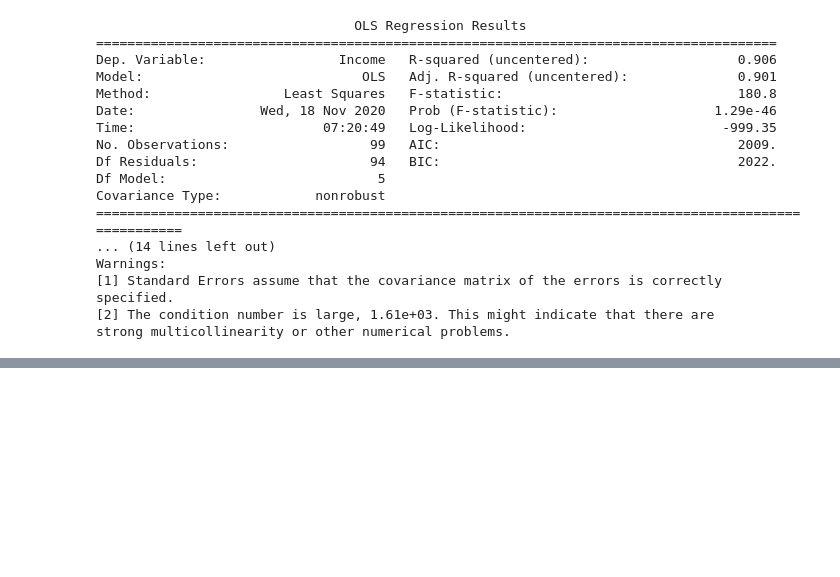
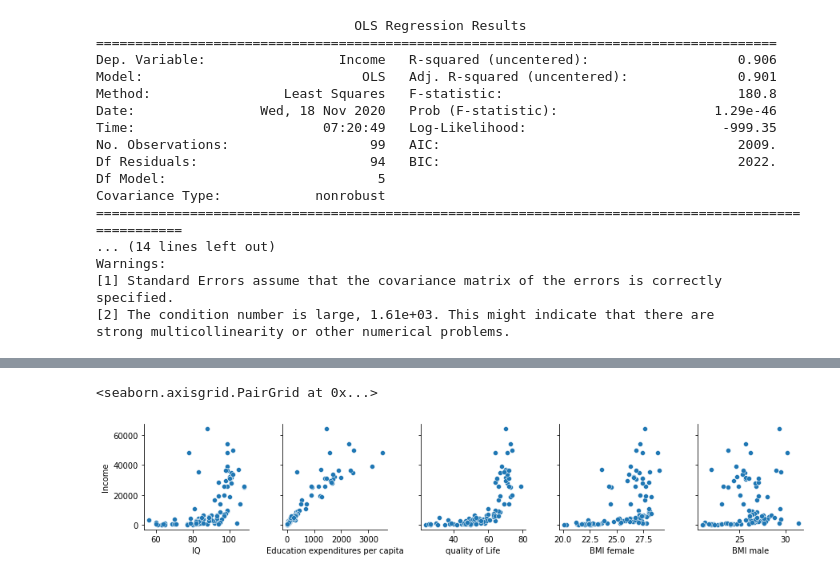
Before and after one commit to reevutrprog/TRPROG, a Jupyter notebook: Lab08.ipynb, the cells around one changed output, grey strips where cells are left out. Cells and saved outputs as stored; diff of their text form; code cells hidden in the pictures; blank space fills up the shorter version.

```diff
--- a/Lab08.ipynb
+++ b/Lab08.ipynb
@@ -66,0 +111,9 @@ strong multicollinearity or other numerical problems.
+# %%
+#scatter plot
+x_vars = ['IQ','Education expenditures per capita','quality of Life','BMI female','BMI male']
+y_vars = ['Income']
+g = sns.PairGrid(df,x_vars=x_vars, y_vars=y_vars)
+g.map(sns.scatterplot)
+# %% [output]
+<seaborn.axisgrid.PairGrid at 0x...>
+[figure, added]
```
Also changed, not shown: parts of 3 cells of this notebook.
